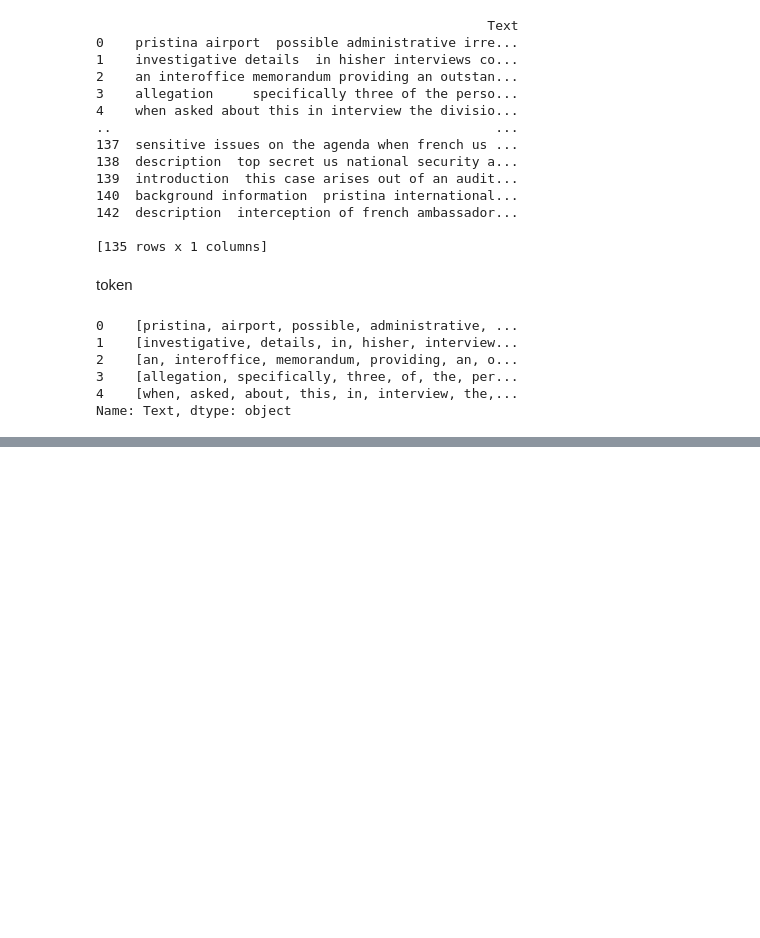
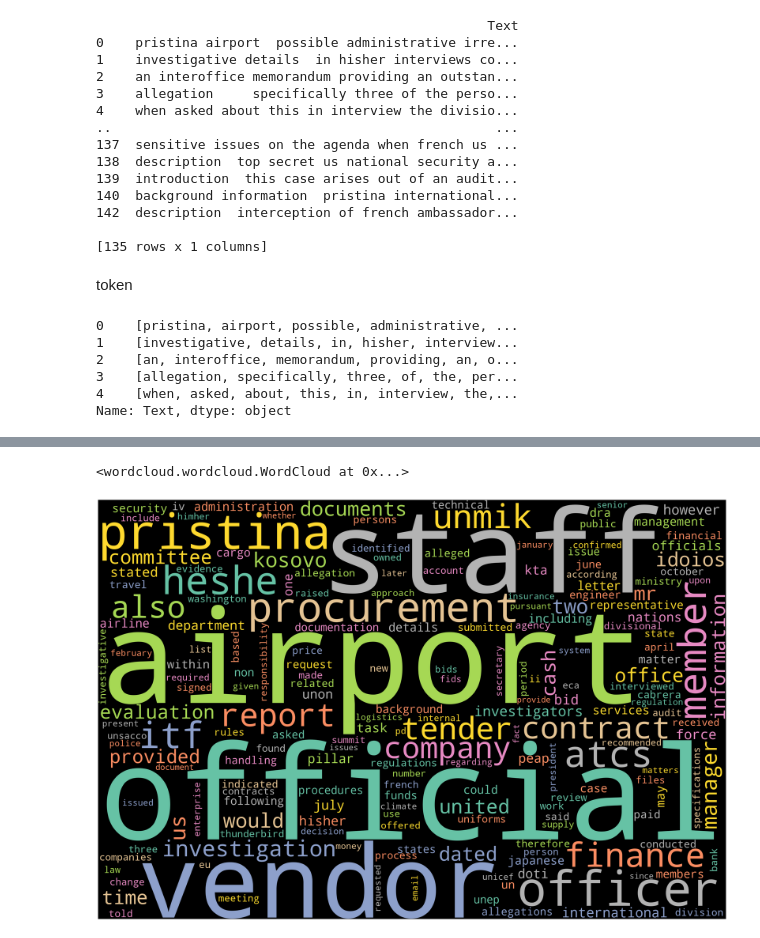
Before and after one commit to JessicaHoi/DataHackathon, a Jupyter notebook: data_cleaning.ipynb, the cells around one changed output, grey strips where cells are left out. Saved outputs shown, nothing was run; the diff lists cells and outputs as text; code cells hidden in the pictures; blank space fills up the shorter version.

```diff
--- a/data_cleaning.ipynb
+++ b/data_cleaning.ipynb
@@ -258,0 +395,19 @@ Name: Text, dtype: object
+# %%
+from wordcloud import WordCloud
+def plot_cloud(wordcloud):
+ # Set figure size
+ plt.figure(figsize=(40, 30))
+ # Display image
+ plt.imshow(wordcloud)
+ # No axis details
+ plt.axis("off")
+# %%
+wordcloud = WordCloud(width=3000, height=2000, colormap='Set2',
+ collocations=False, max_words=200)
+wordcloud.generate_from_frequencies(frequencies=all_words_clean_frequency)
+# %% [output]
+<wordcloud.wordcloud.WordCloud at 0x...>
+# %%
+plot_cloud(wordcloud)
+# %% [output]
+[figure, added]
```
Also changed, not shown: parts of 13 cells of this notebook.
